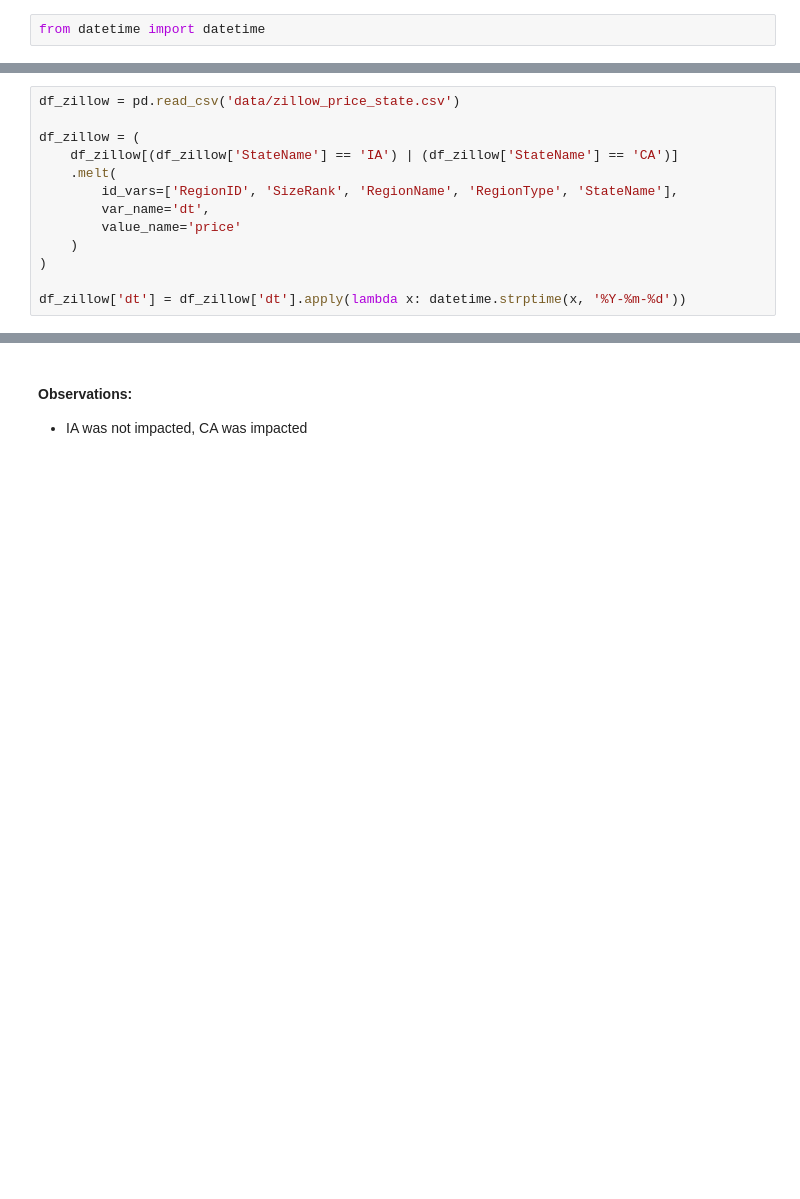
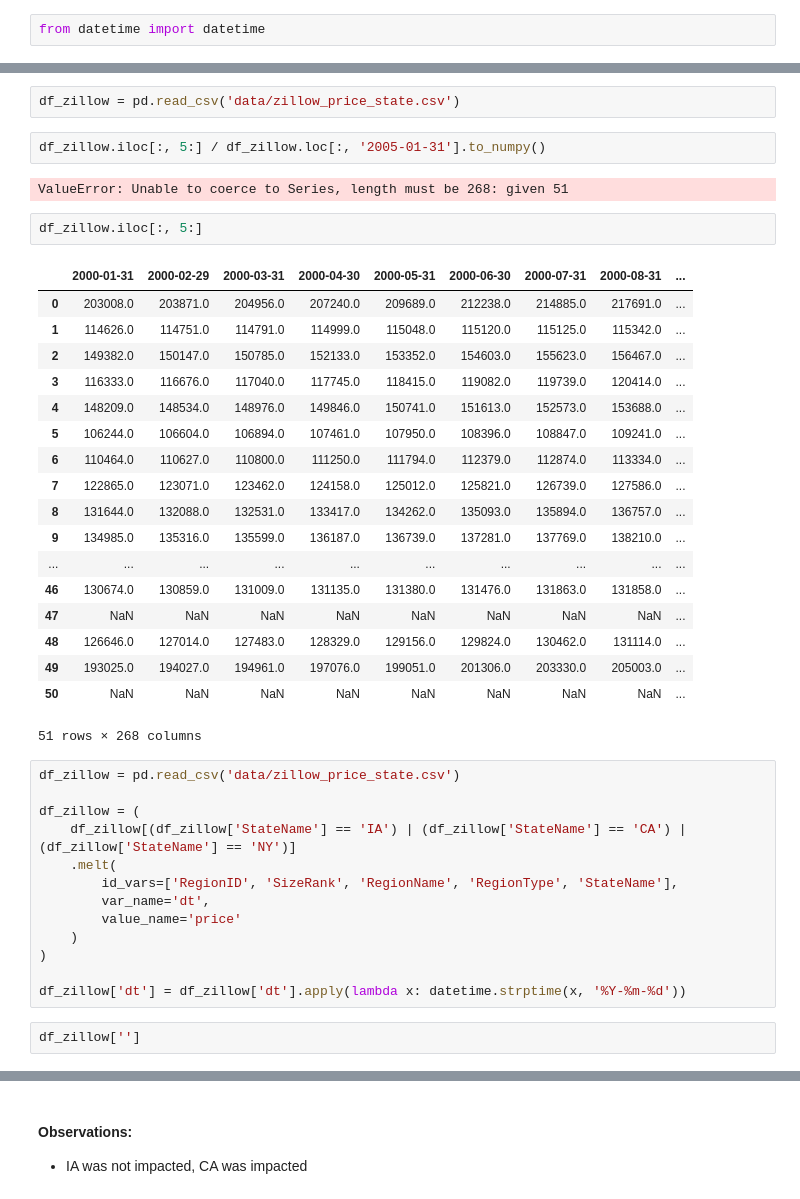
Before and after one commit to dehuihou/ames_house_price, a Jupyter notebook: sta208_final_project_lasso.ipynb, the cells around one changed output, grey strips where cells are left out. Drawn from its saved outputs; the diff is of its cells as text; blank space fills up the shorter version.

```diff
--- a/sta208_final_project_lasso.ipynb
+++ b/sta208_final_project_lasso.ipynb
@@ -271,8 +341,35 @@ from datetime import datetime
+# %%
+df_zillow = pd.read_csv('data/zillow_price_state.csv')
+# %%
+df_zillow.iloc[:, 5:] / df_zillow.loc[:, '2005-01-31'].to_numpy()
+# %% [output]
+ValueError: Unable to coerce to Series, length must be 268: given 51
+# %%
+df_zillow.iloc[:, 5:]
+# %% [output]
+|  | 2000-01-31 | 2000-02-29 | 2000-03-31 | 2000-04-30 | 2000-05-31 | 2000-06-30 | 2000-07-31 | 2000-08-31 | ... |
+| 0 | 203008.0 | 203871.0 | 204956.0 | 207240.0 | 209689.0 | 212238.0 | 214885.0 | 217691.0 | ... |
+| 1 | 114626.0 | 114751.0 | 114791.0 | 114999.0 | 115048.0 | 115120.0 | 115125.0 | 115342.0 | ... |
+| 2 | 149382.0 | 150147.0 | 150785.0 | 152133.0 | 153352.0 | 154603.0 | 155623.0 | 156467.0 | ... |
+| 3 | 116333.0 | 116676.0 | 117040.0 | 117745.0 | 118415.0 | 119082.0 | 119739.0 | 120414.0 | ... |
+| 4 | 148209.0 | 148534.0 | 148976.0 | 149846.0 | 150741.0 | 151613.0 | 152573.0 | 153688.0 | ... |
+| 5 | 106244.0 | 106604.0 | 106894.0 | 107461.0 | 107950.0 | 108396.0 | 108847.0 | 109241.0 | ... |
+| 6 | 110464.0 | 110627.0 | 110800.0 | 111250.0 | 111794.0 | 112379.0 | 112874.0 | 113334.0 | ... |
+| 7 | 122865.0 | 123071.0 | 123462.0 | 124158.0 | 125012.0 | 125821.0 | 126739.0 | 127586.0 | ... |
+| 8 | 131644.0 | 132088.0 | 132531.0 | 133417.0 | 134262.0 | 135093.0 | 135894.0 | 136757.0 | ... |
+| 9 | 134985.0 | 135316.0 | 135599.0 | 136187.0 | 136739.0 | 137281.0 | 137769.0 | 138210.0 | ... |
+| ... | ... | ... | ... | ... | ... | ... | ... | ... | ... |
+| 46 | 130674.0 | 130859.0 | 131009.0 | 131135.0 | 131380.0 | 131476.0 | 131863.0 | 131858.0 | ... |
+| 47 | NaN | NaN | NaN | NaN | NaN | NaN | NaN | NaN | ... |
+| 48 | 126646.0 | 127014.0 | 127483.0 | 128329.0 | 129156.0 | 129824.0 | 130462.0 | 131114.0 | ... |
+| 49 | 193025.0 | 194027.0 | 194961.0 | 197076.0 | 199051.0 | 201306.0 | 203330.0 | 205003.0 | ... |
+| 50 | NaN | NaN | NaN | NaN | NaN | NaN | NaN | NaN | ... |
+51 rows × 268 columns
 # %%
 df_zillow = pd.read_csv('data/zillow_price_state.csv')
 
 df_zillow = (
-    df_zillow[(df_zillow['StateName'] == 'IA') | (df_zillow['StateName'] == 'CA')]
+    df_zillow[(df_zillow['StateName'] == 'IA') | (df_zillow['StateName'] == 'CA') | (df_zillow['StateName'] == 'NY')]
     .melt(
         id_vars=['RegionID', 'SizeRank', 'RegionName', 'RegionType', 'StateName'],
         var_name='dt',
@@ -281,4 +378,6 @@ df_zillow = (
 )
 
 df_zillow['dt'] = df_zillow['dt'].apply(lambda x: datetime.strptime(x, '%Y-%m-%d'))
+# %%
+df_zillow['']
 # %%
```
Also changed, not shown: parts of 10 cells of this notebook.
